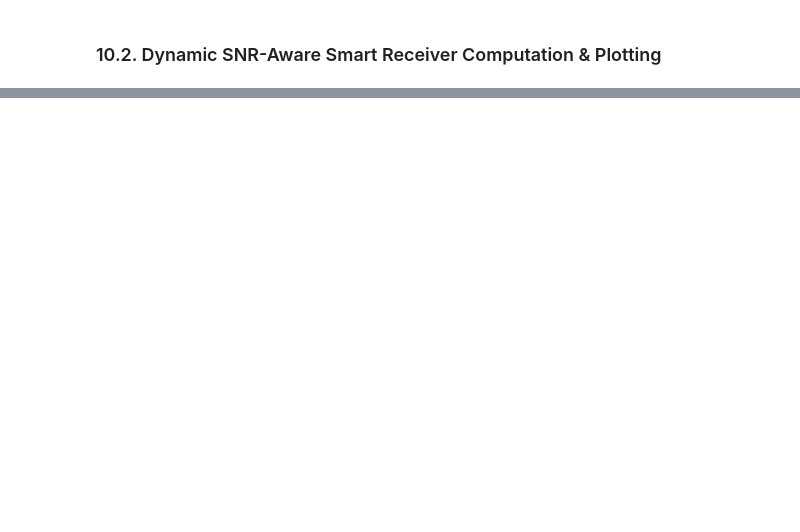
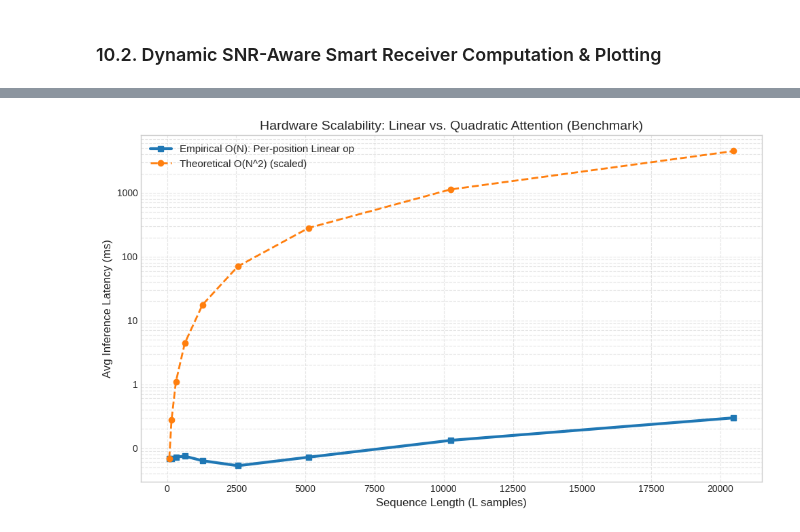
Before and after one commit to giankev/lightweight-model-for-signal-processing, a Jupyter notebook: 04_Hybrid_LA_NN_OFDM.ipynb, the cells around one changed output, grey strips where cells are left out. Cells and saved outputs as stored; diff of their text form; code cells hidden in the pictures; blank space fills up the shorter version.

```diff
--- a/04_Hybrid_LA_NN_OFDM.ipynb
+++ b/04_Hybrid_LA_NN_OFDM.ipynb
@@ -929,0 +1149,72 @@ Eb/N0=12.0 dB | BASE BER=2.207e-04 | ML BER=3.201e-03 | HYBRID BER=0.000e+00 | S
+# %%
+import time, math
+import torch
+import torch.nn as nn
+import matplotlib.pyplot as plt
+from matplotlib.ticker import ScalarFormatter
+
+print("\n" + "="*80)
+print("LATENCY SCALABILITY BENCHMARK (fixed): Measuring an O(N) per-position op")
+print("="*80)
+
+device = torch.device("cuda" if torch.cuda.is_available() else "cpu")
+print("Running on device:", device)
+
+# Sequence lengths to test (same set as original)
+seq_lengths = [80, 160, 320, 640, 1280, 2560, 5120, 10240, 20480]
+empirical_latencies_ms = []
+
+# Model: a simple per-position linear layer (applied to each token independently) -> O(N)
+d_model = 128
+batch_size = 1
+model = nn.Linear(d_model, d_model).to(device)
+model.eval()
+
+# Choose a base to control how many runs are used for each sequence length.
+# Increase base for smoother averages; decrease base to finish faster on CPU.
+BASE_TOKEN_TARGET = 1000000  # try 200k (accurate) or 50k (faster) - higher -> more runs
+def runs_for_seq(L):
+    runs = max(5, int(BASE_TOKEN_TARGET / (L * batch_size)))
+    return runs
+
+with torch.no_grad():
+    for seq_len in seq_lengths:
+        # prepare input
+        x = torch.randn(batch_size, seq_len, d_model, device=device)
+        # warm-up
+        for _ in range(8):
+            _ = model(x)
+        if device.type == "cuda":
+            torch.cuda.synchronize()
+        runs = runs_for_seq(seq_len)
+        start = time.perf_counter()
+        for _ in range(runs):
+            _ = model(x)
+        if device.type == "cuda":
+            torch.cuda.synchronize()
+        end = time.perf_counter()
+        avg_latency_ms = (end - start) / runs * 1000.0
+        empirical_latencies_ms.append(avg_latency_ms)
+        print(f"Sequence Length: {seq_len:5d} | Runs: {runs:3d} | Avg Inference Time: {avg_latency_ms:.4f} ms")
+
+# --- Generate Theoretical O(N^2) Baseline for Comparison ---
+anchor_time = empirical_latencies_ms[0]
+theoretical_quadratic = [anchor_time * ((L / seq_lengths[0])**2) for L in seq_lengths]
+
+# --- Plotting ---
+plt.figure(figsize=(10, 6))
+plt.plot(seq_lengths, empirical_latencies_ms, marker='s', linewidth=3, label='Empirical O(N): Per-position Linear op')
+plt.plot(seq_lengths, theoretical_quadratic, marker='o', linestyle='--', linewidth=2, label='Theoretical O(N^2) (scaled)')
+plt.title("Hardware Scalability: Linear vs. Quadratic Attention (Benchmark)", fontsize=14)
+plt.xlabel("Sequence Length (L samples)", fontsize=12)
+plt.ylabel("Avg Inference Latency (ms)", fontsize=12)
+
+# --- FIX: Logarithmic scale so both 0.07ms and 200ms are visible ---
+plt.yscale('log')
+plt.gca().yaxis.set_major_formatter(ScalarFormatter()) # Prevents scientific notation (e.g., 10^-2)
+
+plt.grid(True, which="both", ls="--", alpha=0.5)
+plt.legend(fontsize=11)
+plt.tight_layout()
+plt.show()
+# %% [output]
@@ -929,0 +1234 @@ Eb/N0=12.0 dB | BASE BER=2.207e-04 | ML BER=3.201e-03 | HYBRID BER=0.000e+00 | S
+[figure, added]
```
Also changed, not shown: parts of 15 cells of this notebook, 1 other file.
